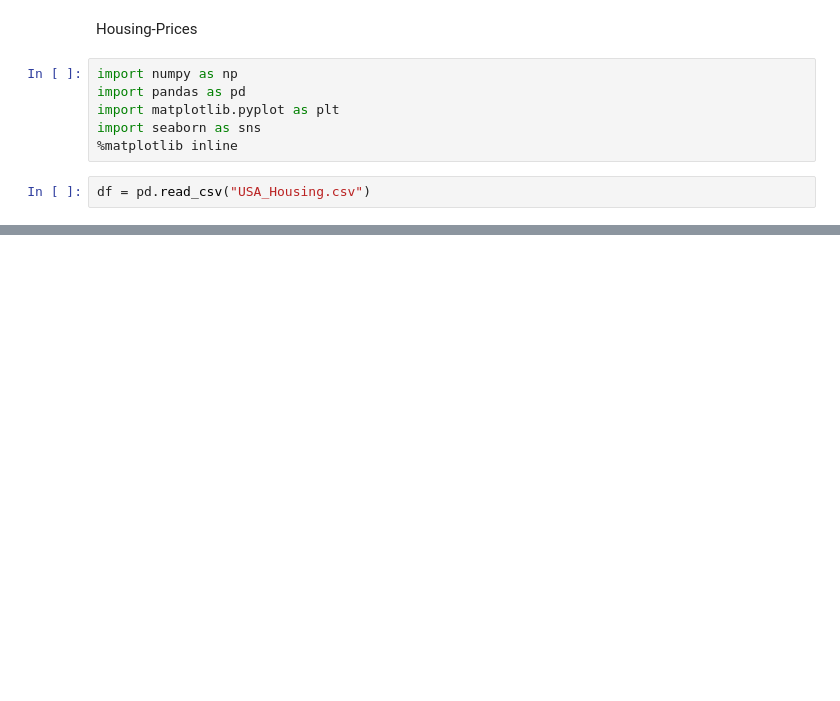
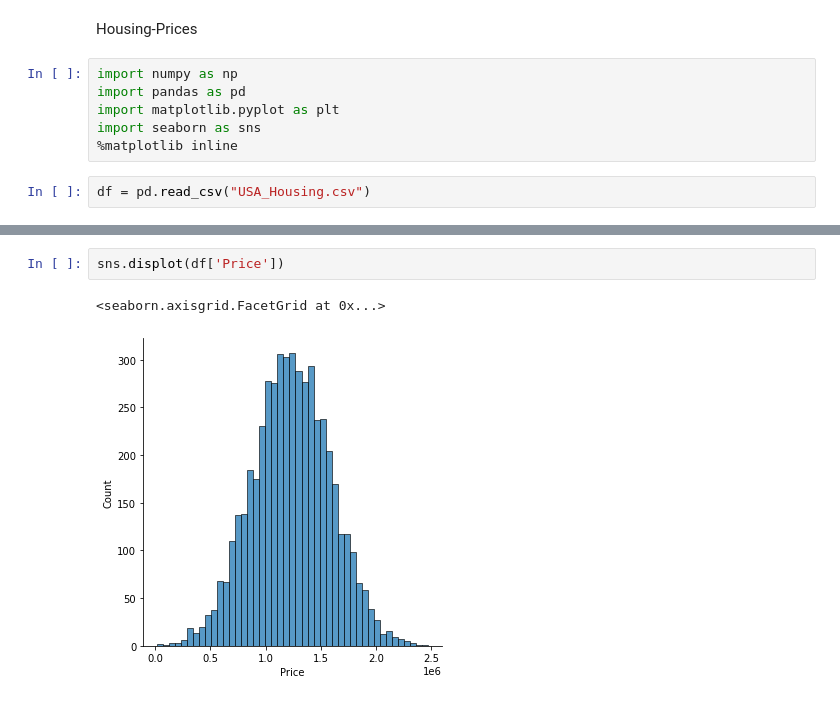
Before and after one commit to dhruvsahu/Data-Science-Housing-Prices, a Jupyter notebook: Housing Prices.ipynb, the cells around one changed output, grey strips where cells are left out. Saved outputs shown, nothing was run; the diff lists cells and outputs as text; blank space fills up the shorter version.

```diff
--- a/Housing Prices.ipynb
+++ b/Housing Prices.ipynb
@@ -19,0 +43,5 @@ df.head()
+# %%
+sns.displot(df['Price'])
+# %% [output]
+<seaborn.axisgrid.FacetGrid at 0x...>
+[figure, added]
```
Also changed, not shown: parts of 7 cells of this notebook.
